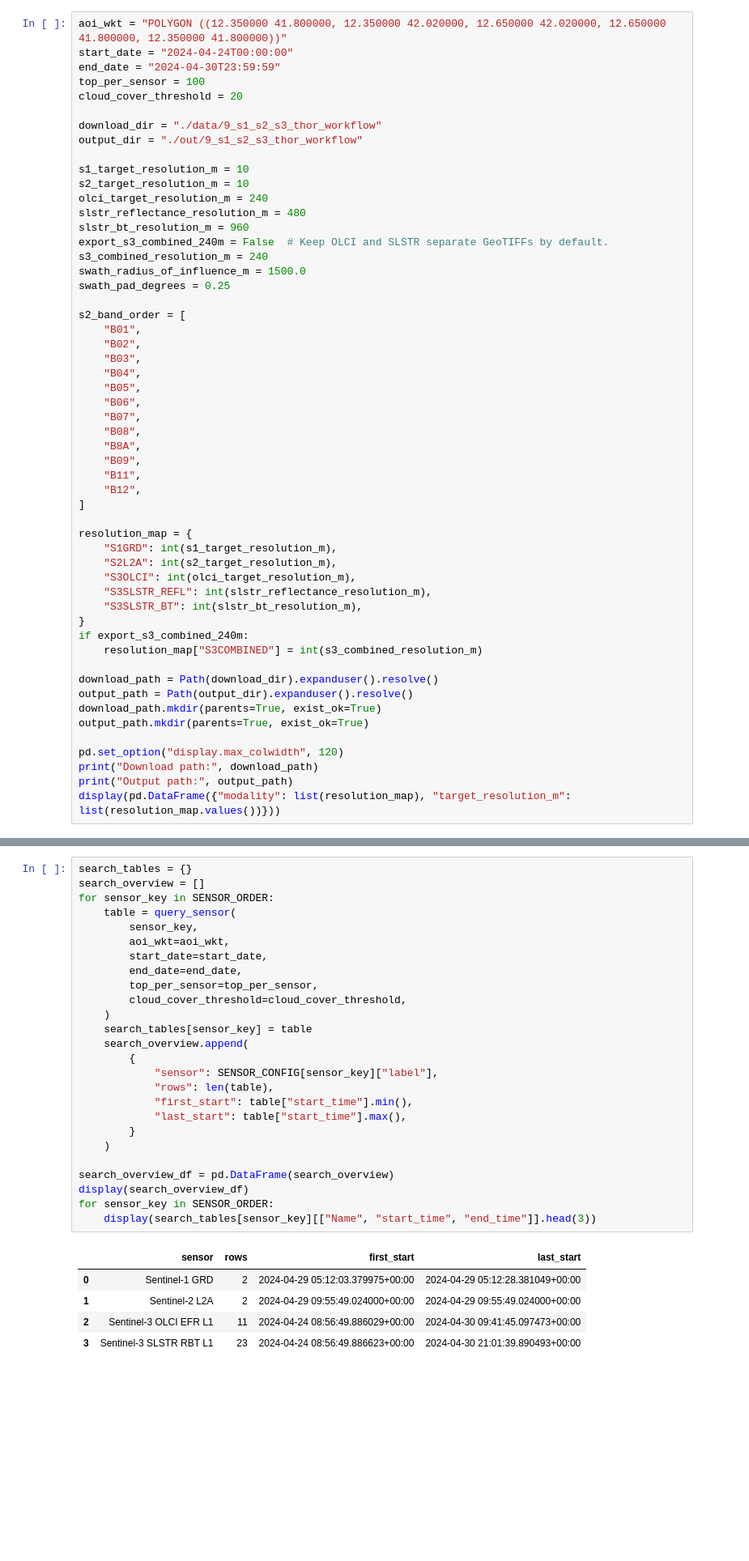
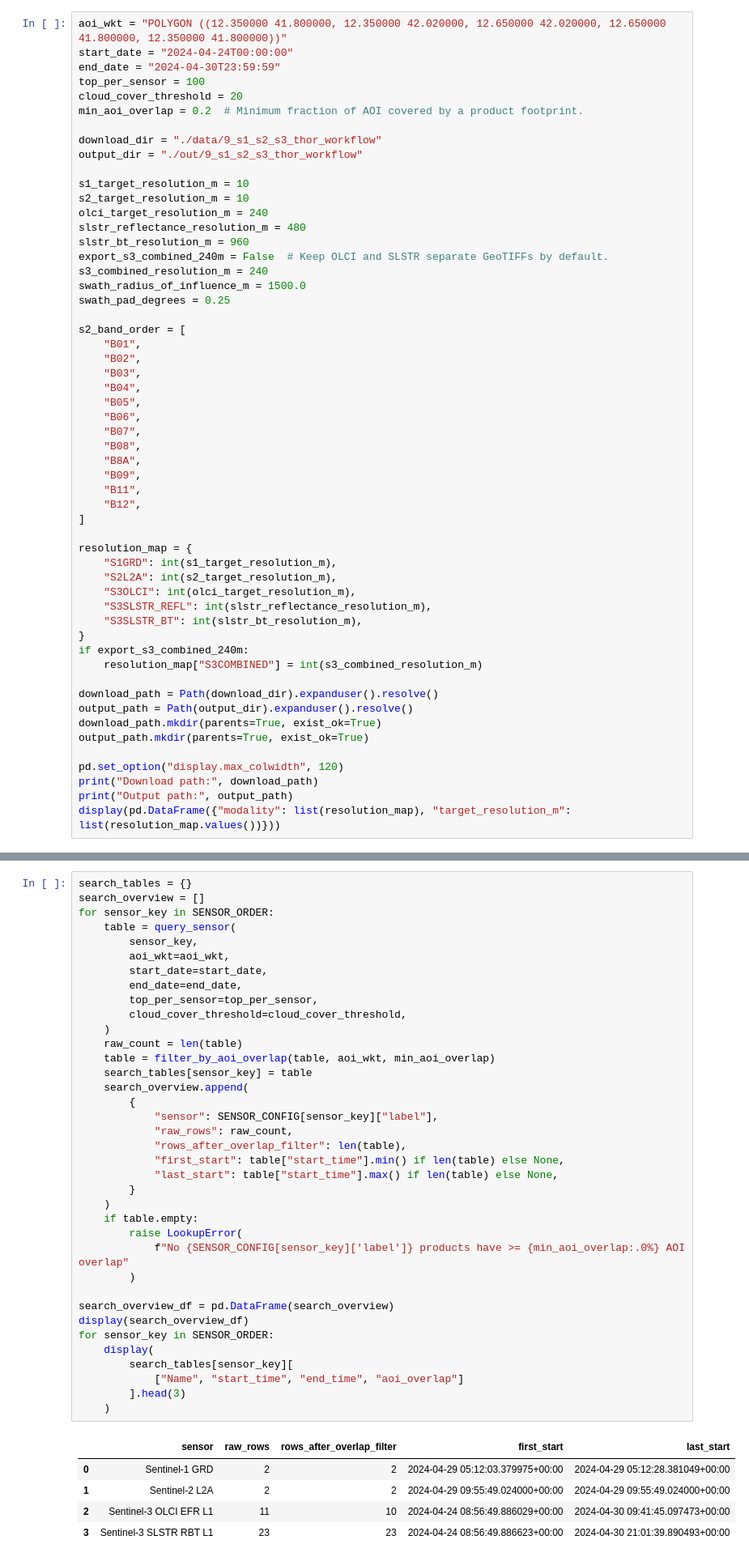
Before and after one commit to ESA-PhiLab/phidown, a Jupyter notebook: notebooks/9_s1_s2_s3_thor_workflow.ipynb, the cells around one changed output, grey strips where cells are left out. Shown at 81% size. Cells and saved outputs as stored; diff of their text form; blank space fills up the shorter version.

```diff
--- a/notebooks/9_s1_s2_s3_thor_workflow.ipynb
+++ b/notebooks/9_s1_s2_s3_thor_workflow.ipynb
@@ -109,6 +109,7 @@ start_date = "2024-04-24T00:00:00"
 end_date = "2024-04-30T23:59:59"
 top_per_sensor = 100
 cloud_cover_threshold = 20
+min_aoi_overlap = 0.2  # Minimum fraction of AOI covered by a product footprint.
 
 download_dir = "./data/9_s1_s2_s3_thor_workflow"
 output_dir = "./out/9_s1_s2_s3_thor_workflow"
@@ -379,32 +409,43 @@ Before trusting the rest of the notebook, check these outputs for:
 # %%
 search_tables = {}
 search_overview = []
 for sensor_key in SENSOR_ORDER:
     table = query_sensor(
         sensor_key,
         aoi_wkt=aoi_wkt,
         start_date=start_date,
         end_date=end_date,
         top_per_sensor=top_per_sensor,
         cloud_cover_threshold=cloud_cover_threshold,
     )
+    raw_count = len(table)
+    table = filter_by_aoi_overlap(table, aoi_wkt, min_aoi_overlap)
     search_tables[sensor_key] = table
     search_overview.append(
         {
             "sensor": SENSOR_CONFIG[sensor_key]["label"],
-            "rows": len(table),
-            "first_start": table["start_time"].min(),
-            "last_start": table["start_time"].max(),
+            "raw_rows": raw_count,
+            "rows_after_overlap_filter": len(table),
+            "first_start": table["start_time"].min() if len(table) else None,
+            "last_start": table["start_time"].max() if len(table) else None,
         }
     )
+    if table.empty:
+        raise LookupError(
+            f"No {SENSOR_CONFIG[sensor_key]['label']} products have >= {min_aoi_overlap:.0%} AOI overlap"
+        )
 
 search_overview_df = pd.DataFrame(search_overview)
 display(search_overview_df)
 for sensor_key in SENSOR_ORDER:
-    display(search_tables[sensor_key][["Name", "start_time", "end_time"]].head(3))
+    display(
+        search_tables[sensor_key][
+            ["Name", "start_time", "end_time", "aoi_overlap"]
+        ].head(3)
+    )
 # %% [output]
-|  | sensor | rows | first_start | last_start |
-| 0 | Sentinel-1 GRD | 2 | 2024-04-29 05:12:03.379975+00:00 | 2024-04-29 05:12:28.381049+00:00 |
-| 1 | Sentinel-2 L2A | 2 | 2024-04-29 09:55:49.024000+00:00 | 2024-04-29 09:55:49.024000+00:00 |
-| 2 | Sentinel-3 OLCI EFR L1 | 11 | 2024-04-24 08:56:49.886029+00:00 | 2024-04-30 09:41:45.097473+00:00 |
-| 3 | Sentinel-3 SLSTR RBT L1 | 23 | 2024-04-24 08:56:49.886623+00:00 | 2024-04-30 21:01:39.890493+00:00 |
+|  | sensor | raw_rows | rows_after_overlap_filter | first_start | last_start |
+| 0 | Sentinel-1 GRD | 2 | 2 | 2024-04-29 05:12:03.379975+00:00 | 2024-04-29 05:12:28.381049+00:00 |
+| 1 | Sentinel-2 L2A | 2 | 2 | 2024-04-29 09:55:49.024000+00:00 | 2024-04-29 09:55:49.024000+00:00 |
+| 2 | Sentinel-3 OLCI EFR L1 | 11 | 10 | 2024-04-24 08:56:49.886029+00:00 | 2024-04-30 09:41:45.097473+00:00 |
+| 3 | Sentinel-3 SLSTR RBT L1 | 23 | 23 | 2024-04-24 08:56:49.886623+00:00 | 2024-04-30 21:01:39.890493+00:00 |
```
Also changed, not shown: parts of 9 cells of this notebook, 1 other file.
